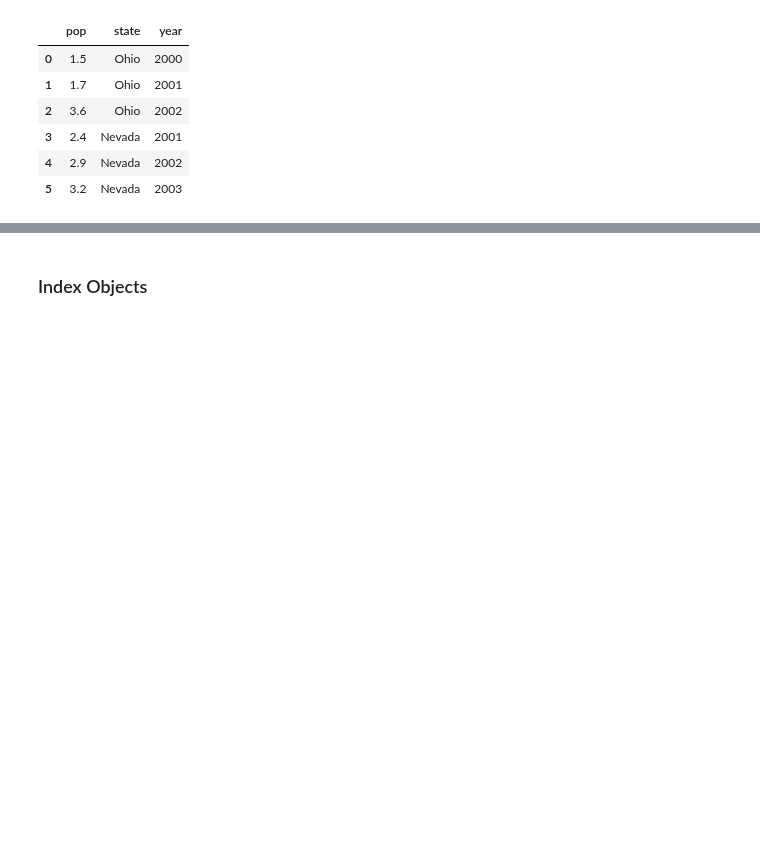
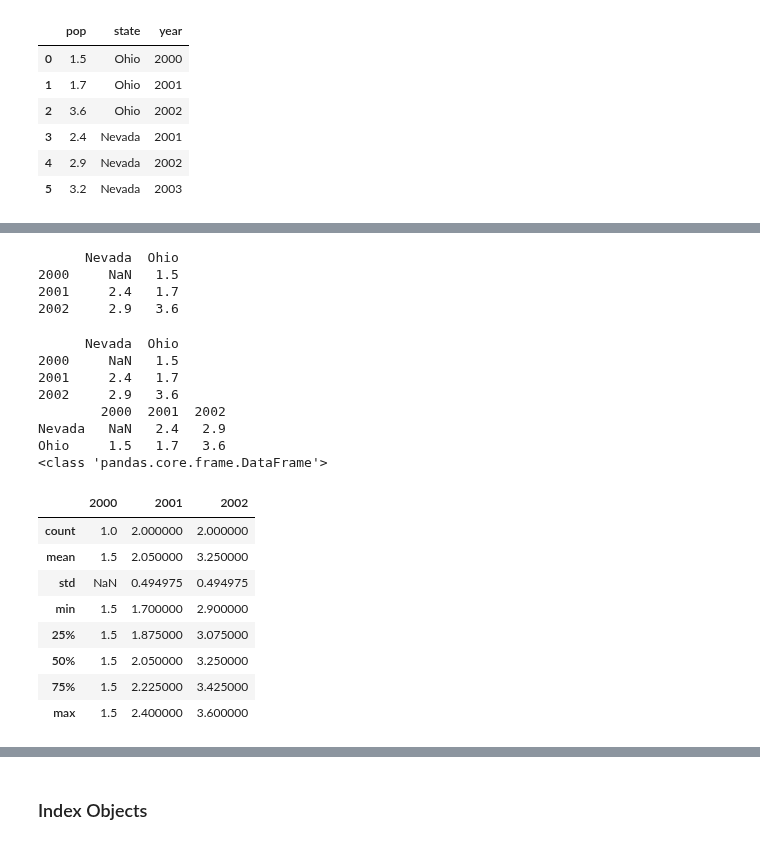
Before and after one commit to batermj/data_sciences_campaign, a Jupyter notebook: Python/Pandas/ds00100001_pandas_python_ex00000002.ipynb, the cells around one changed output, grey strips where cells are left out. Drawn from its saved outputs; the diff is of its cells as text; code cells hidden in the pictures; blank space fills up the shorter version.

Commit message:
arithmatic for pandas data frame and series

```diff
--- a/Python/Pandas/ds00100001_pandas_python_ex00000002.ipynb
+++ b/Python/Pandas/ds00100001_pandas_python_ex00000002.ipynb
@@ -374,4 +445,9 @@ pop = {'Nevada': {2001: 2.4, 2002: 2.9},
        'Ohio': {2000: 1.5, 2001: 1.7, 2002: 3.6}}
 # %%
 frame3 = pd.DataFrame(pop)
-frame3
+print(frame3)
+# %% [output]
+      Nevada  Ohio
+2000     NaN   1.5
+2001     2.4   1.7
+2002     2.9   3.6
@@ -380 +454,25 @@ frame3.T
+# %%
+# transpose a pandas data frame variable
+print(frame3)
+print(frame3.T)
+print(type(frame3.T))
+frame3.T.describe()
+# %% [output]
+      Nevada  Ohio
+2000     NaN   1.5
+2001     2.4   1.7
+2002     2.9   3.6
+        2000  2001  2002
+Nevada   NaN   2.4   2.9
+Ohio     1.5   1.7   3.6
+<class 'pandas.core.frame.DataFrame'>
+|  | 2000 | 2001 | 2002 |
+| count | 1.0 | 2.000000 | 2.000000 |
+| mean | 1.5 | 2.050000 | 3.250000 |
+| std | NaN | 0.494975 | 0.494975 |
+| min | 1.5 | 1.700000 | 2.900000 |
+| 25% | 1.5 | 1.875000 | 3.075000 |
+| 50% | 1.5 | 2.050000 | 3.250000 |
+| 75% | 1.5 | 2.225000 | 3.425000 |
+| max | 1.5 | 2.400000 | 3.600000 |
 # %%
```
Also changed, not shown: parts of 73 cells of this notebook.
